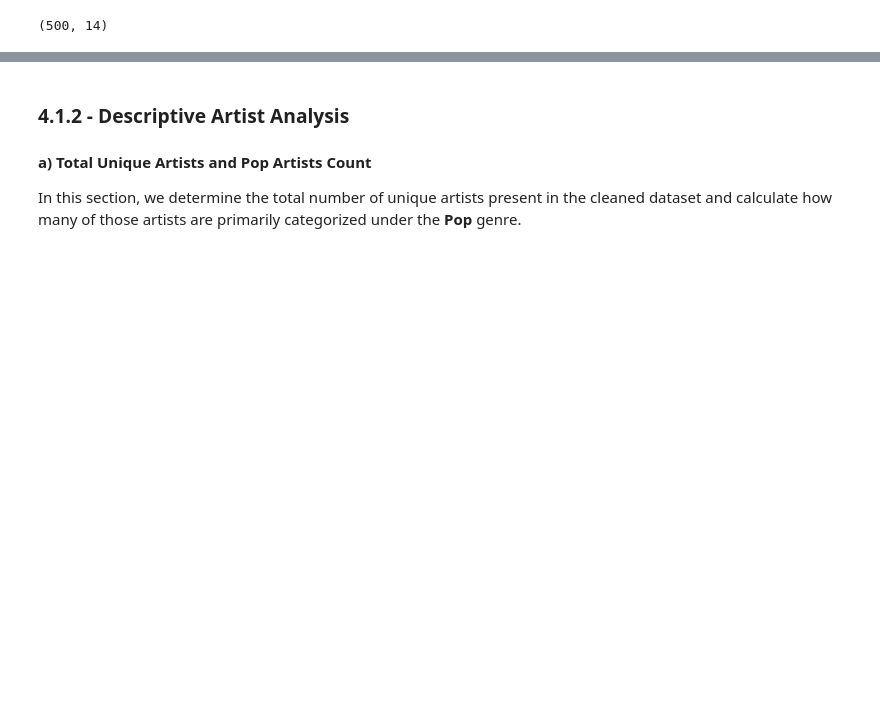
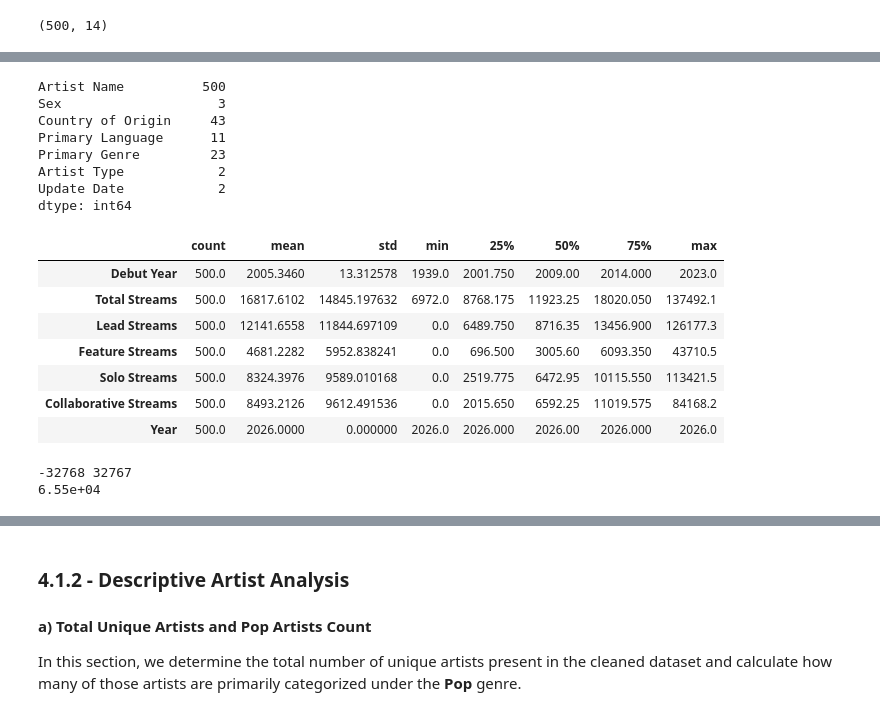
Before and after one commit to martim-dot/Group15_PDS_2627, a Jupyter notebook: project.ipynb, the cells around one changed output, grey strips where cells are left out. Drawn from its saved outputs; the diff is of its cells as text; code cells hidden in the pictures; blank space fills up the shorter version.

```diff
--- a/project.ipynb
+++ b/project.ipynb
@@ -220,0 +258,26 @@ dtype: int64
+# %%
+print(artist_df.select_dtypes(include='str').nunique())
+display(artist_df.describe().T)
+
+# Mostra até que números o int16 e o float16 conseguem suportar
+print(np.iinfo(np.int16).min, np.iinfo(np.int16).max)
+print(np.finfo(np.float16).max)
+# %% [output]
+Artist Name          500
+Sex                    3
+Country of Origin     43
+Primary Language      11
+Primary Genre         23
+Artist Type            2
+Update Date            2
+dtype: int64
+|  | count | mean | std | min | 25% | 50% | 75% | max |
+| Debut Year | 500.0 | 2005.3460 | 13.312578 | 1939.0 | 2001.750 | 2009.00 | 2014.000 | 2023.0 |
+| Total Streams | 500.0 | 16817.6102 | 14845.197632 | 6972.0 | 8768.175 | 11923.25 | 18020.050 | 137492.1 |
+| Lead Streams | 500.0 | 12141.6558 | 11844.697109 | 0.0 | 6489.750 | 8716.35 | 13456.900 | 126177.3 |
+| Feature Streams | 500.0 | 4681.2282 | 5952.838241 | 0.0 | 696.500 | 3005.60 | 6093.350 | 43710.5 |
+| Solo Streams | 500.0 | 8324.3976 | 9589.010168 | 0.0 | 2519.775 | 6472.95 | 10115.550 | 113421.5 |
+| Collaborative Streams | 500.0 | 8493.2126 | 9612.491536 | 0.0 | 2015.650 | 6592.25 | 11019.575 | 84168.2 |
+| Year | 500.0 | 2026.0000 | 0.000000 | 2026.0 | 2026.000 | 2026.00 | 2026.000 | 2026.0 |
+-32768 32767
+6.55e+04
```
Also changed, not shown: parts of 11 cells of this notebook.
